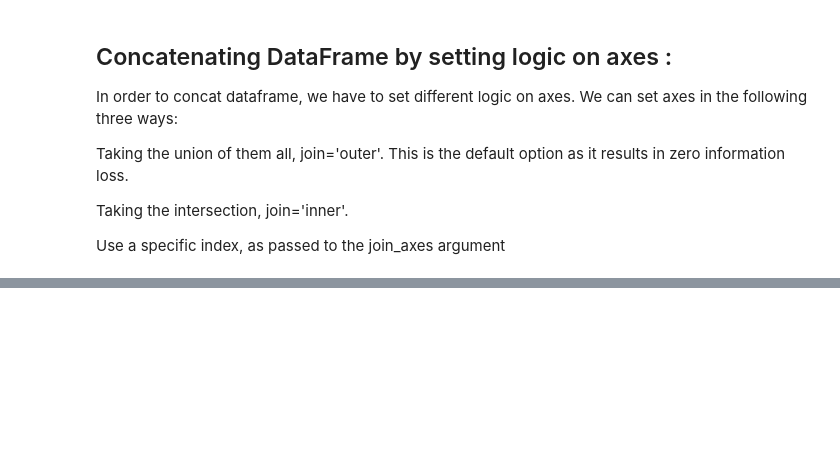
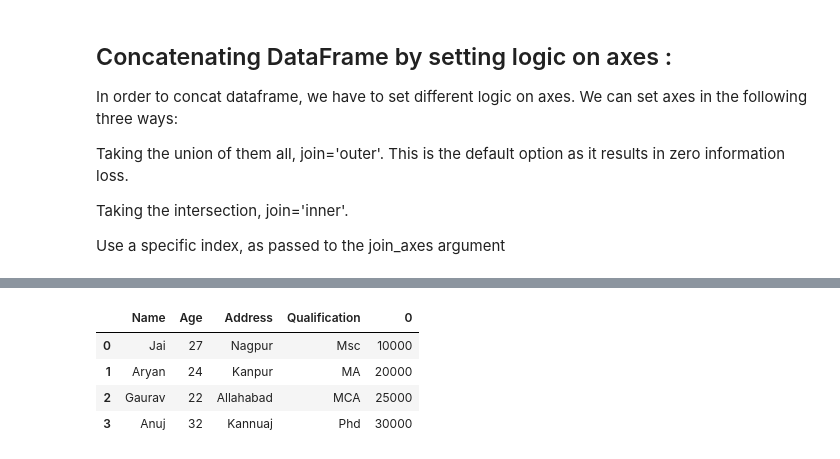
Before and after one commit to Manojgharge07/DataScience-Mentorship-Python-Basic, a Jupyter notebook: Python_Basics_Pandas_Merging_Joining_Concatenating16.ipynb, the cells around one changed output, grey strips where cells are left out. Cells and saved outputs as stored; diff of their text form; code cells hidden in the pictures; blank space fills up the shorter version.

```diff
--- a/Python_Basics_Pandas_Merging_Joining_Concatenating16.ipynb
+++ b/Python_Basics_Pandas_Merging_Joining_Concatenating16.ipynb
@@ -124,0 +152,16 @@ print(df, "\n\n", df1)
+# %%
+# importing pandas module
+import pandas as pd
+
+# Define a dictionary containing employee data
+data1 = {'Name':['Jai', 'Aryan', 'Gaurav', 'Anuj'],
+        'Age':[27, 24, 22, 32],
+        'Address':['Nagpur', 'Kanpur', 'Allahabad', 'Kannuaj'],
+        'Qualification':['Msc', 'MA', 'MCA', 'Phd']}
+# Convert the dictionary into DataFrame
+
+df = pd.DataFrame(data1,index=[0,1,2,3])
+# creating a series
+a1 = pd.Series([10000,20000,25000,30000])
+
+print(df, '\n\n', a1)
@@ -124,0 +180,13 @@ print(df, "\n\n", df1)
+# %%
+# Now we are going to mix Series and dataframe together
+
+# combining series and dataframe
+res = pd.concat([df, a1], axis=1)
+
+res
+# %% [output]
+|  | Name | Age | Address | Qualification | 0 |
+| 0 | Jai | 27 | Nagpur | Msc | 10000 |
+| 1 | Aryan | 24 | Kanpur | MA | 20000 |
+| 2 | Gaurav | 22 | Allahabad | MCA | 25000 |
+| 3 | Anuj | 32 | Kannuaj | Phd | 30000 |
```
Also changed, not shown: parts of 28 cells of this notebook.
